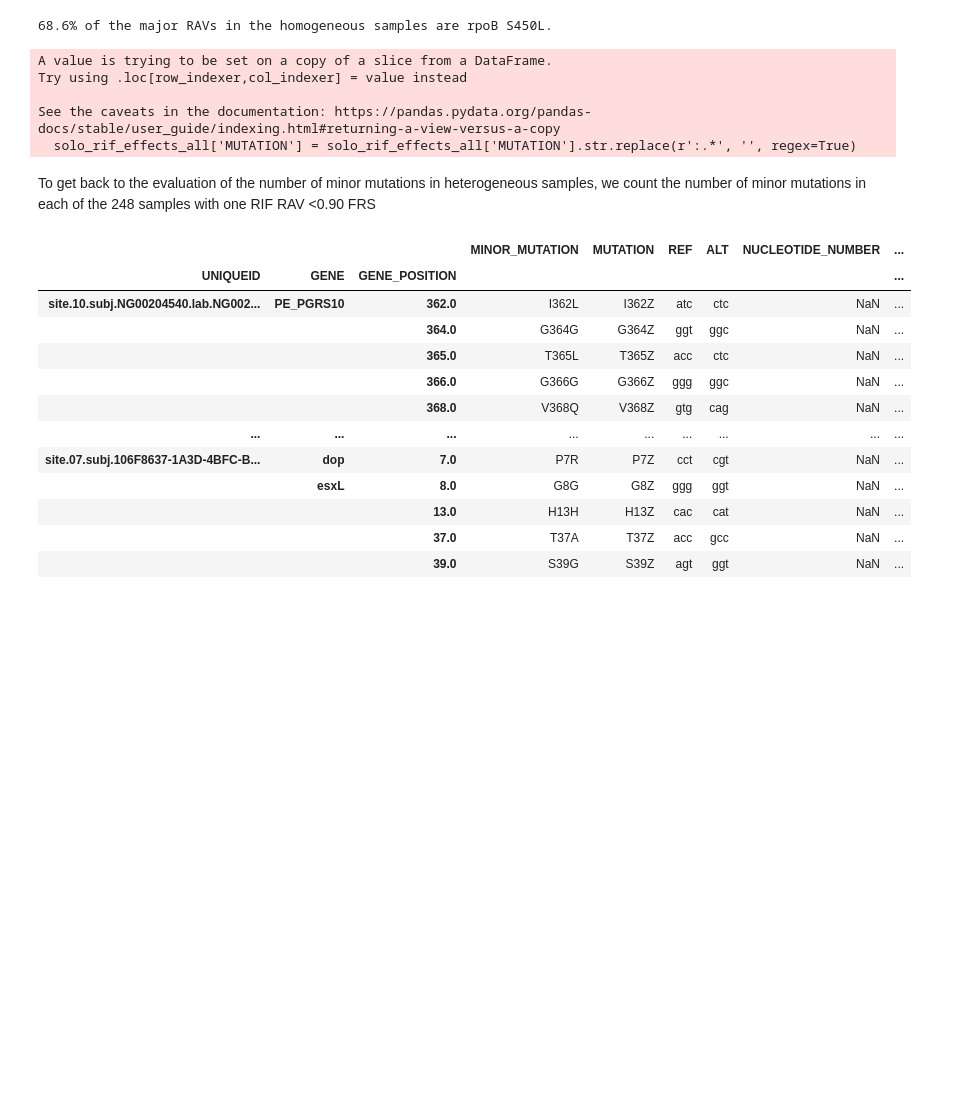
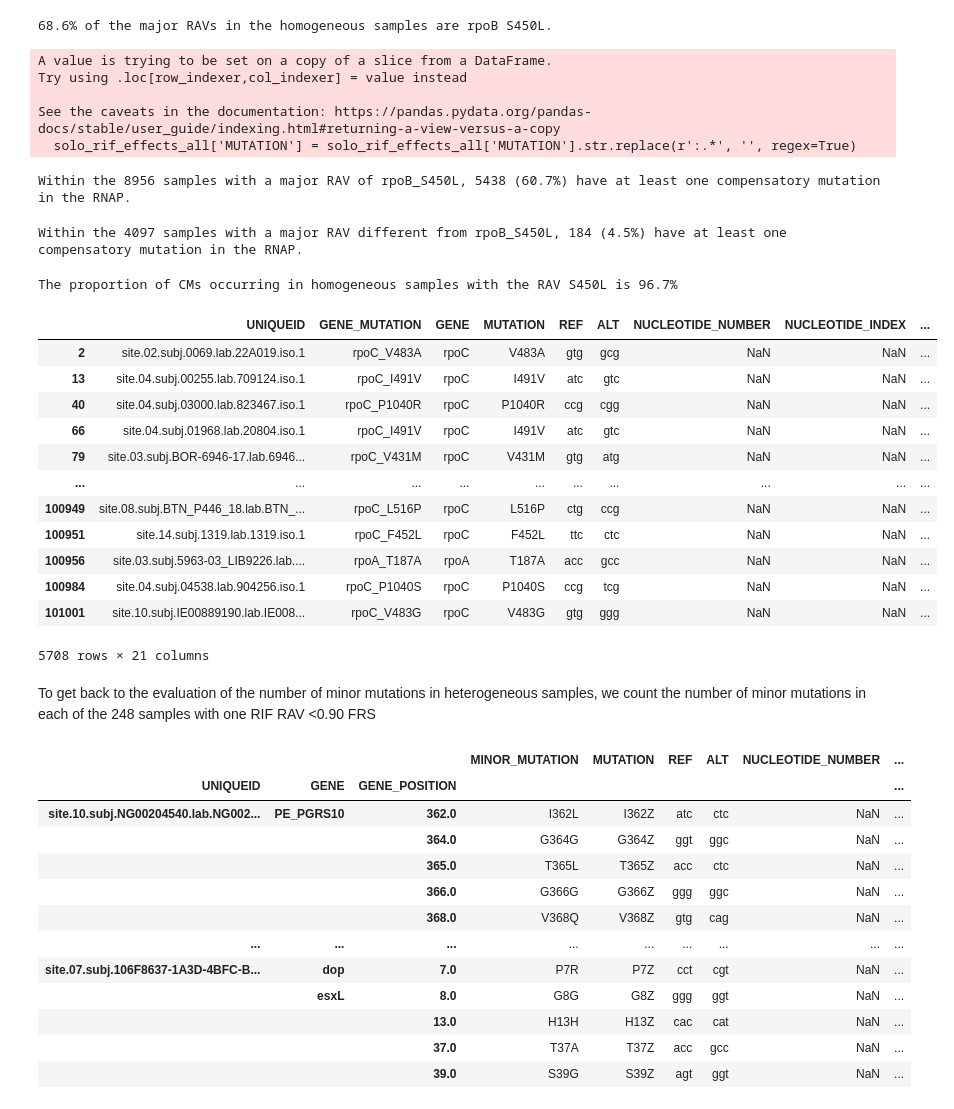
Before and after one commit to viktoria023/thesis-repository, a Jupyter notebook: tuberculosis-RNAP-subpopulations/analysis_refactored.ipynb, the cells around one changed output. Saved outputs shown, nothing was run; the diff lists cells and outputs as text; code cells hidden in the pictures; blank space fills up the shorter version.

Commit message:
add calculations on CM prevalence in homogeneous vs heterogeneous samples

```diff
--- a/tuberculosis-RNAP-subpopulations/analysis_refactored.ipynb
+++ b/tuberculosis-RNAP-subpopulations/analysis_refactored.ipynb
@@ -1205,6 +1210,44 @@ Try using .loc[row_indexer,col_indexer] = value instead
 
 See the caveats in the documentation: https://pandas.pydata.org/pandas-docs/stable/user_guide/indexing.html#returning-a-view-versus-a-copy
   solo_rif_effects_all['MUTATION'] = solo_rif_effects_all['MUTATION'].str.replace(r':.*', '', regex=True)
+# %%
+#check the proportion of compensated samples in the homogeneous samples
+solo_rif_mutations_all.reset_index(inplace=True)
+solo_rif_S450L = solo_rif_mutations_all[solo_rif_mutations_all.GENE_MUTATION == 'rpoB_S450L']
+mutations_all.reset_index(inplace=True)
+cm_mutations_S450L = mutations_all[mutations_all.UNIQUEID.isin(solo_rif_S450L.UNIQUEID) & mutations_all.GENE_MUTATION.isin(compensatory_mutations)]
+print(f"Within the {len(solo_rif_S450L.UNIQUEID)} samples with a major RAV of rpoB_S450L, {len(cm_mutations_S450L.UNIQUEID.unique())} ({cm_mutations_S450L.UNIQUEID.unique().size/len(solo_rif_S450L.UNIQUEID)*100:.1f}%) have at least one compensatory mutation in the RNAP.")
+# %% [output]
+Within the 8956 samples with a major RAV of rpoB_S450L, 5438 (60.7%) have at least one compensatory mutation in the RNAP.
+# %%
+#check the proportion of compensated samples in the homogeneous samples
+solo_rif_S450L = solo_rif_mutations_all[~(solo_rif_mutations_all.GENE_MUTATION == 'rpoB_S450L')]
+mutations_all.reset_index(inplace=True)
+cm_mutations_other = mutations_all[mutations_all.UNIQUEID.isin(solo_rif_S450L.UNIQUEID) & mutations_all.GENE_MUTATION.isin(compensatory_mutations)]
+print(f"Within the {len(solo_rif_S450L.UNIQUEID)} samples with a major RAV different from rpoB_S450L, {len(cm_mutations_other.UNIQUEID.unique())} ({cm_mutations_other.UNIQUEID.unique().size/len(solo_rif_S450L.UNIQUEID)*100:.1f}%) have at least one compensatory mutation in the RNAP.")
+# %% [output]
+Within the 4097 samples with a major RAV different from rpoB_S450L, 184 (4.5%) have at least one compensatory mutation in the RNAP.
+# %%
+len(cm_mutations_S450L)/(len(cm_mutations_S450L)+len(cm_mutations_other))
+print(f"The proportion of CMs occurring in homogeneous samples with the RAV S450L is {len(cm_mutations_S450L)/(len(cm_mutations_S450L)+len(cm_mutations_other))*100:.1f}%")
+# %% [output]
+The proportion of CMs occurring in homogeneous samples with the RAV S450L is 96.7%
+# %%
+mutations_all[mutations_all.GENE_MUTATION.isin(compensatory_mutations)]
+# %% [output]
+|  | UNIQUEID | GENE_MUTATION | GENE | MUTATION | REF | ALT | NUCLEOTIDE_NUMBER | NUCLEOTIDE_INDEX | ... |
+| 2 | site.02.subj.0069.lab.22A019.iso.1 | rpoC_V483A | rpoC | V483A | gtg | gcg | NaN | NaN | ... |
+| 13 | site.04.subj.00255.lab.709124.iso.1 | rpoC_I491V | rpoC | I491V | atc | gtc | NaN | NaN | ... |
+| 40 | site.04.subj.03000.lab.823467.iso.1 | rpoC_P1040R | rpoC | P1040R | ccg | cgg | NaN | NaN | ... |
+| 66 | site.04.subj.01968.lab.20804.iso.1 | rpoC_I491V | rpoC | I491V | atc | gtc | NaN | NaN | ... |
+| 79 | site.03.subj.BOR-6946-17.lab.6946... | rpoC_V431M | rpoC | V431M | gtg | atg | NaN | NaN | ... |
+| ... | ... | ... | ... | ... | ... | ... | ... | ... | ... |
+| 100949 | site.08.subj.BTN_P446_18.lab.BTN_... | rpoC_L516P | rpoC | L516P | ctg | ccg | NaN | NaN | ... |
+| 100951 | site.14.subj.1319.lab.1319.iso.1 | rpoC_F452L | rpoC | F452L | ttc | ctc | NaN | NaN | ... |
+| 100956 | site.03.subj.5963-03_LIB9226.lab.... | rpoA_T187A | rpoA | T187A | acc | gcc | NaN | NaN | ... |
+| 100984 | site.04.subj.04538.lab.904256.iso.1 | rpoC_P1040S | rpoC | P1040S | ccg | tcg | NaN | NaN | ... |
+| 101001 | site.10.subj.IE00889190.lab.IE008... | rpoC_V483G | rpoC | V483G | gtg | ggg | NaN | NaN | ... |
+5708 rows × 21 columns
 # %% [markdown]
 To get back to the evaluation of the number of minor mutations in heterogeneous samples, we count the number of minor mutations in each of the 248 samples with one RIF RAV <0.90 FRS
 # %%
```
Also changed, not shown: parts of 2 cells of this notebook.
